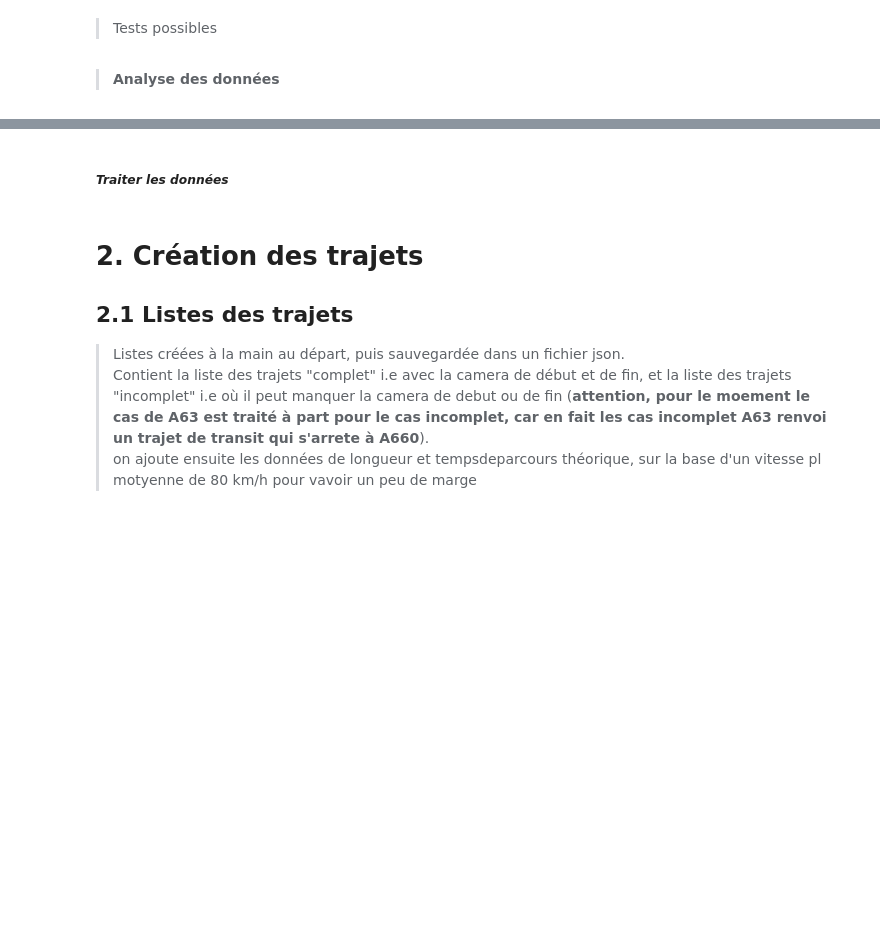
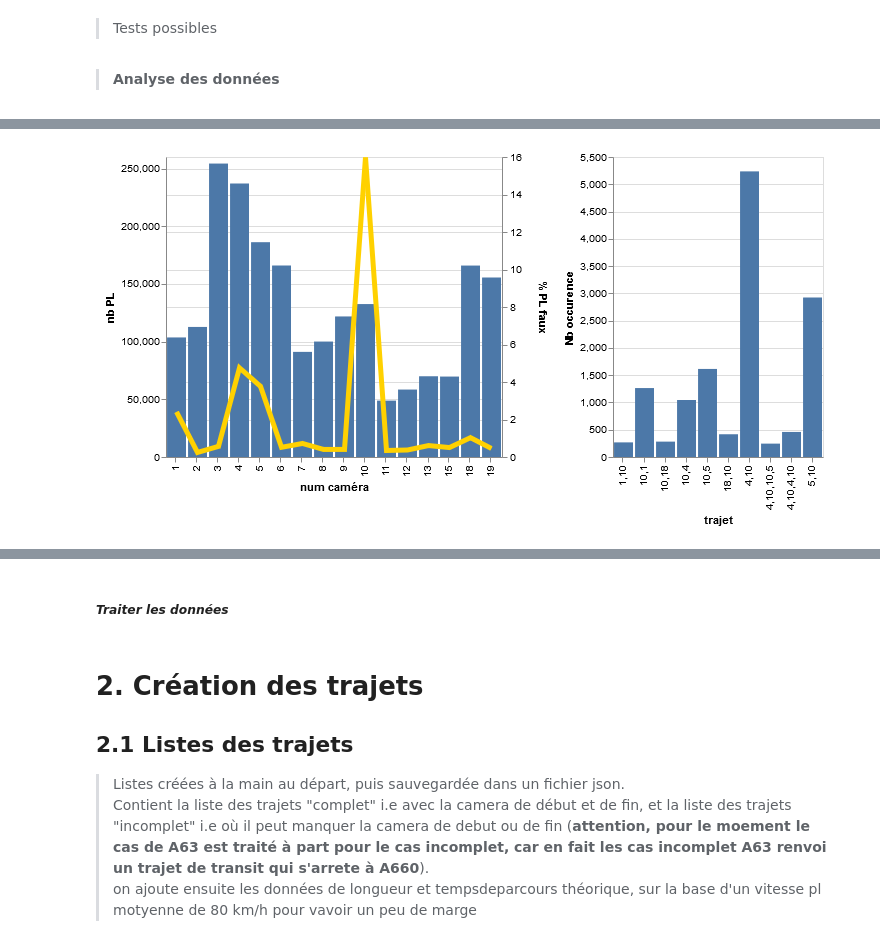
Before and after one commit to nantodevison/lapi, a Jupyter notebook: Carto_Lapi/Analyse/Donnees_brutes.ipynb, the cells around one changed output, grey strips where cells are left out. Drawn from its saved outputs; the diff is of its cells as text; code cells hidden in the pictures; blank space fills up the shorter version.

```diff
--- a/Carto_Lapi/Analyse/Donnees_brutes.ipynb
+++ b/Carto_Lapi/Analyse/Donnees_brutes.ipynb
@@ -132,0 +115,4 @@ cam_proche_liste_triee
+# %%
+t.graph_passages_proches(jointure, groupe_pl_rappro)
+# %% [output]
+[figure, added]
```
Also changed, not shown: parts of 6 cells of this notebook, 2 other files.
